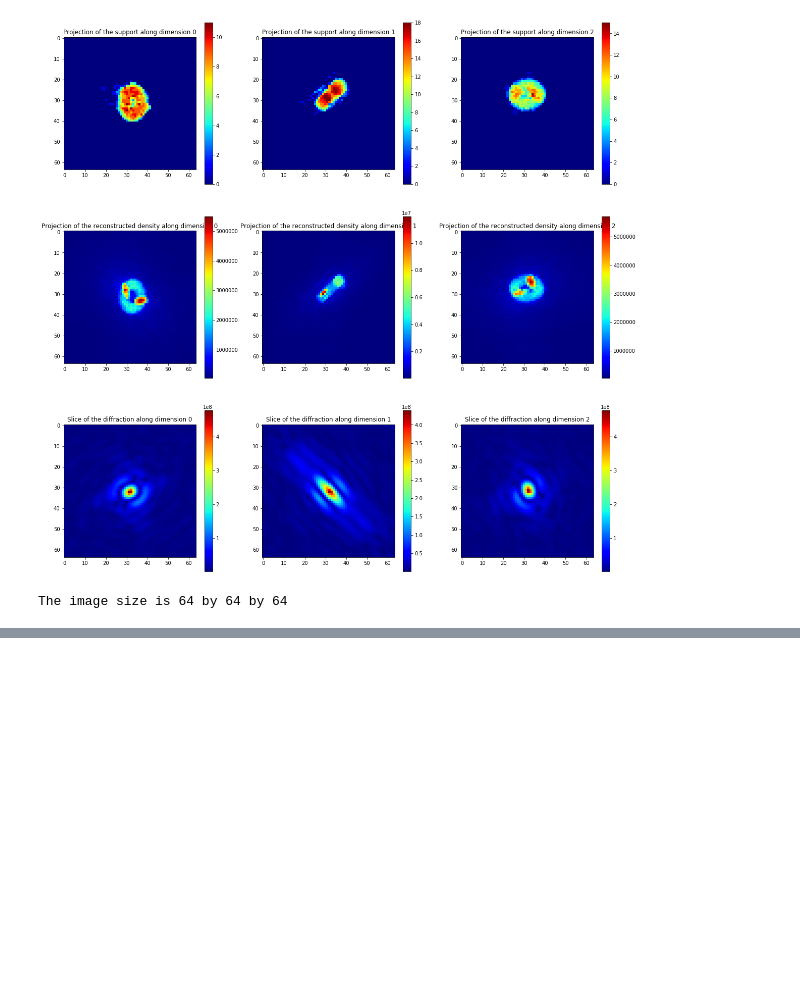
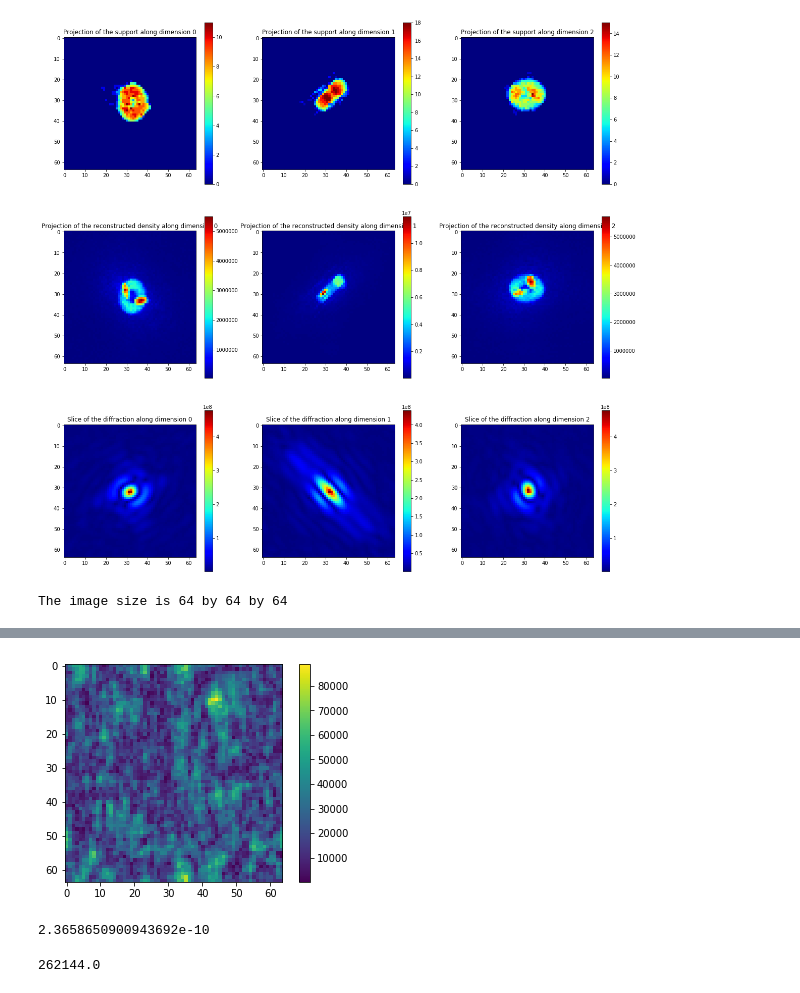
Before and after one commit to haoyuanli93/Phasing, a Jupyter notebook: notebooks/HIO-GPU-3d.ipynb, the cells around one changed output, grey strips where cells are left out. Saved outputs shown, nothing was run; the diff lists cells and outputs as text; code cells hidden in the pictures; blank space fills up the shorter version.

```diff
--- a/notebooks/HIO-GPU-3d.ipynb
+++ b/notebooks/HIO-GPU-3d.ipynb
@@ -140,0 +157,14 @@ The image size is 64 by 64 by 64
+# %%
+plt.imshow(np.abs(fft_gpu[31]))
+plt.colorbar()
+plt.show()
+# %% [output]
+[figure, added]
+# %%
+np.std(np.abs(fft_gpu/fft_cpu))
+# %% [output]
+2.3658650900943692e-10
+# %%
+np.mean(np.abs(fft_gpu/fft_cpu))
+# %% [output]
+262144.0
```
Also changed, not shown: parts of 4 cells of this notebook.
